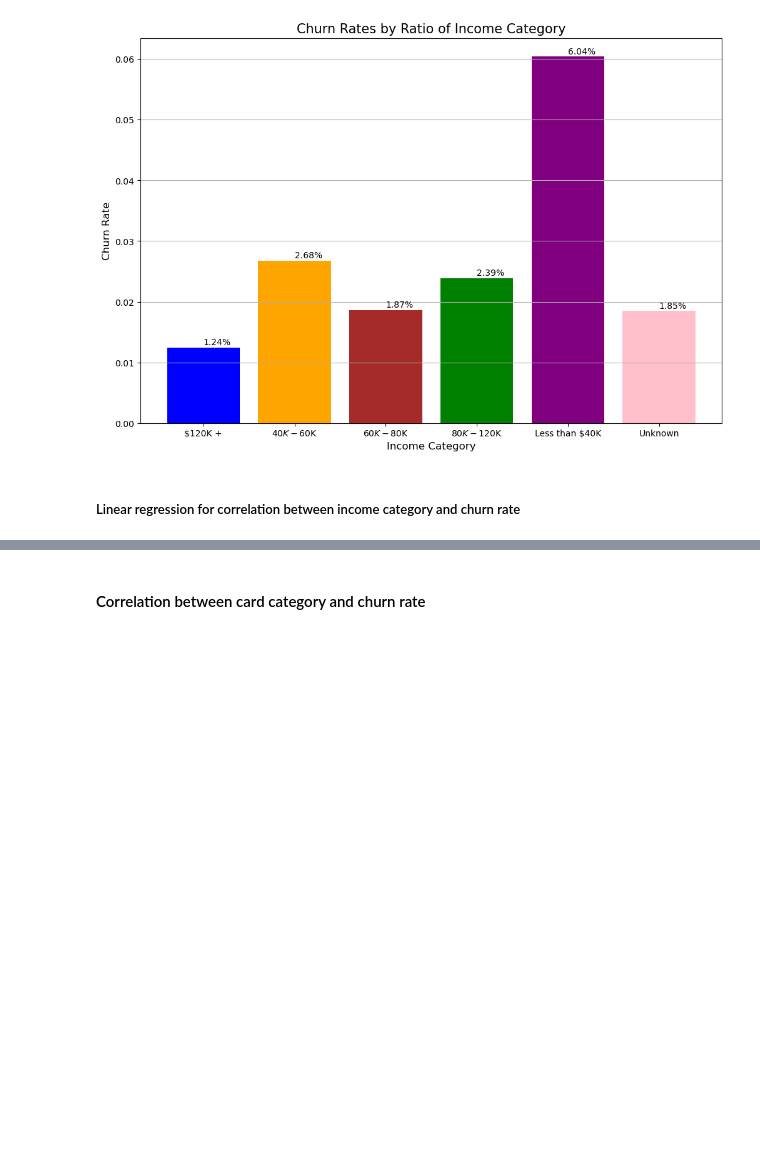
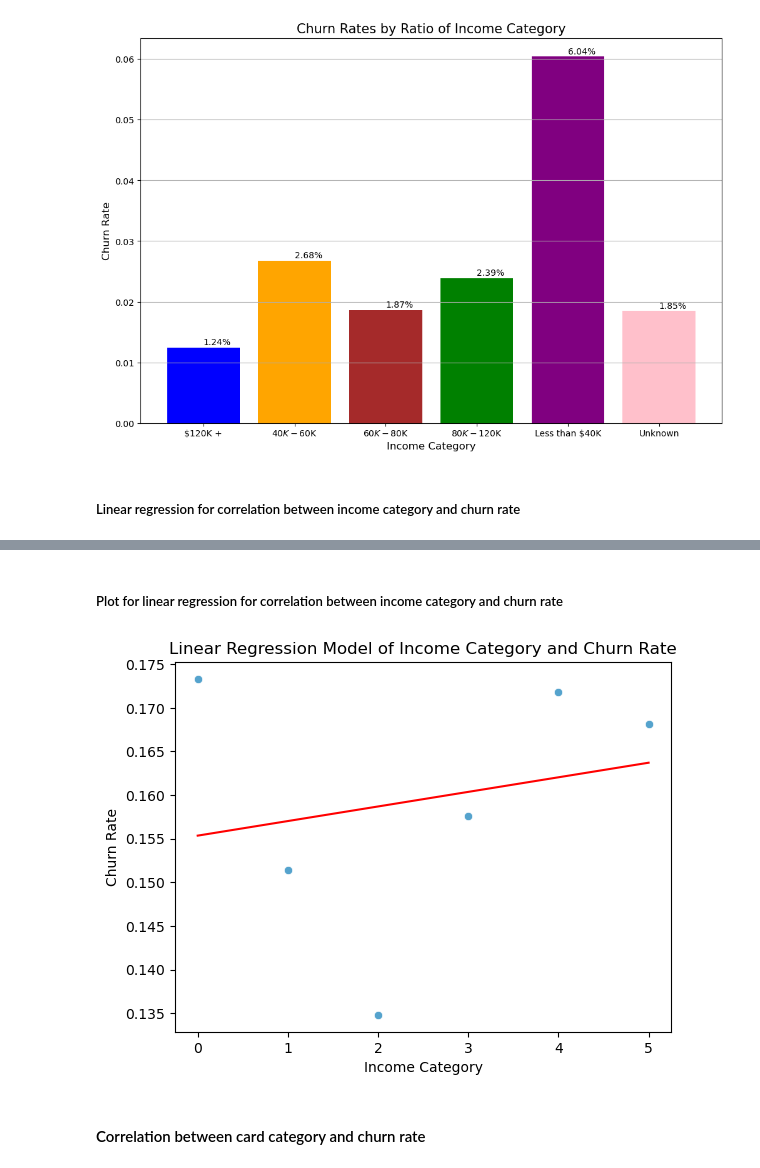
Before and after one commit to ubco-W2022T2-data301/project-group-group-20, a Jupyter notebook: analysis/analysis3(Ajneya).ipynb, the cells around one changed output, grey strips where cells are left out. Saved outputs shown, nothing was run; the diff lists cells and outputs as text; code cells hidden in the pictures; blank space fills up the shorter version.

```diff
--- a/analysis/analysis3(Ajneya).ipynb
+++ b/analysis/analysis3(Ajneya).ipynb
@@ -849,3 +907,8 @@ plt.show()
 # From the graph above , it can be observed that the ratio churn rates are the highest for customers in the less than $40k category.Therefore , we can conclude that the churn rate is the highest for customers in the less than $40k income category.
 # %% [markdown]
 ##### Linear regression for correlation between income category and churn rate
+# %%
+X = sm.add_constant(churn_rates_in.index)
+Y = churn_rates_in['Churn_Rate']
+lm = sm.OLS(Y, X).fit()
+print(lm.summary())
@@ -851,0 +938,12 @@ plt.show()
+# %% [markdown]
+##### Plot for linear regression for correlation between income category and churn rate
+# %%
+Y_pred = lm.predict(X)
+sns.scatterplot(x=churn_rates_in.index, y=churn_rates_in['Churn_Rate'])
+sns.lineplot(x=churn_rates_in.index, y=Y_pred, color='red')
+plt.xlabel('Income Category')
+plt.ylabel('Churn Rate')
+plt.title('Linear Regression Model of Income Category and Churn Rate')
+plt.show()
+# %% [output]
+[figure, added]
```
Also changed, not shown: parts of 28 cells of this notebook.
